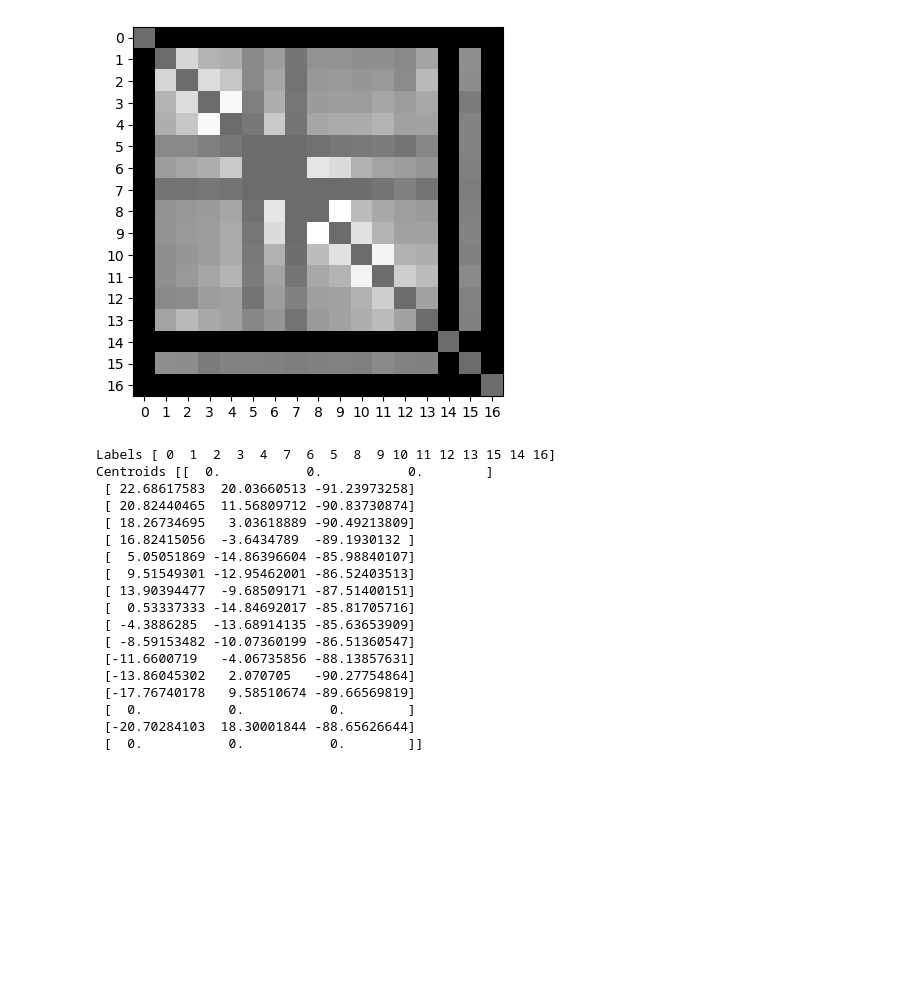
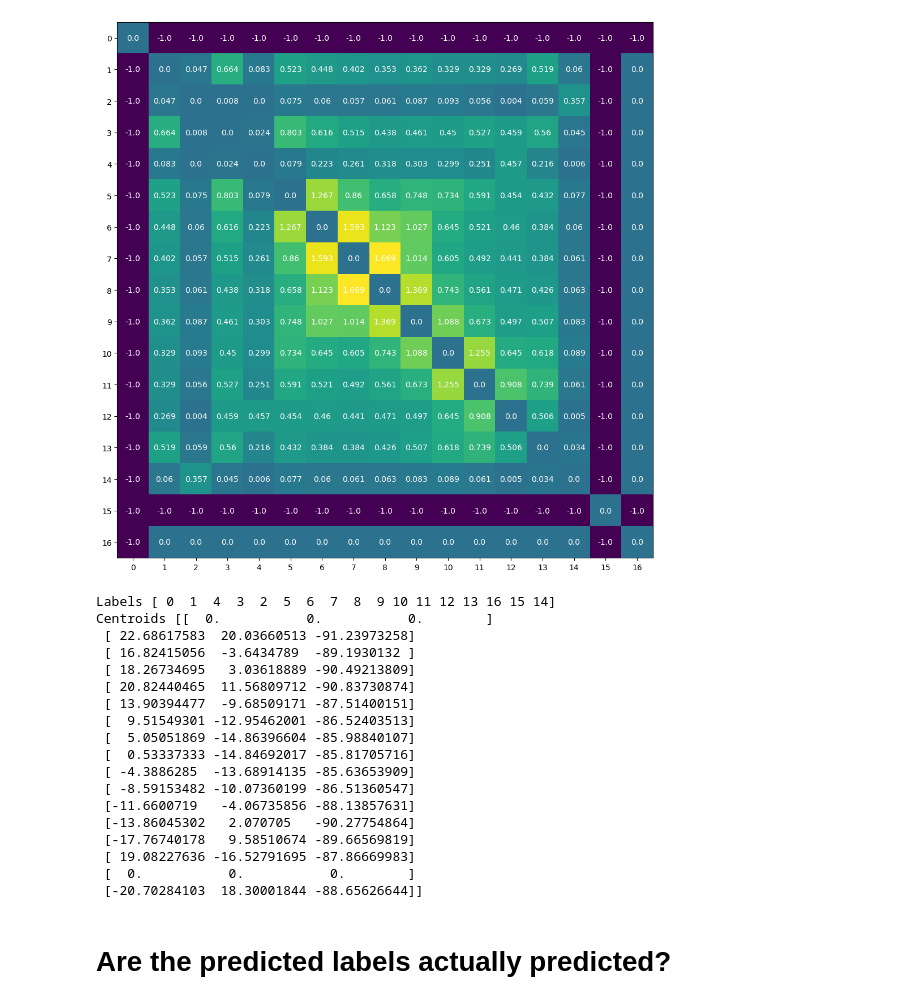
Before and after one commit to tudordascalu/3d-teeth-alignment, a Jupyter notebook: notebooks/analysis.ipynb, the cells around one changed output. Saved outputs shown, nothing was run; the diff lists cells and outputs as text; code cells hidden in the pictures; blank space fills up the shorter version.

```diff
--- a/notebooks/analysis.ipynb
+++ b/notebooks/analysis.ipynb
@@ -47,27 +35,0 @@ for i in range(17):
-# %%
-distance_map_mean = np.load("../data/statistics/distance_map_mean_lower.npy")
-distance_map_std = np.load("../data/statistics/distance_map_std_lower.npy")
-n = 40
-tooth = 1
-fig, ax = plt.subplots(nrows=1, ncols=3, figsize=(15, 5))
-for i in range(n):
-    distance_map_tooth_x = distance_map_acc[i, tooth, :, 0]
-    distance_map_tooth_y = distance_map_acc[i, tooth, :, 1]
-    distance_map_tooth_z = distance_map_acc[i, tooth, :, 2]
-    distance_map_tooth_x[np.isnan(distance_map_tooth_x)] = 0
-    distance_map_tooth_y[np.isnan(distance_map_tooth_y)] = 0
-    distance_map_tooth_z[np.isnan(distance_map_tooth_z)] = 0
-    ax[0].plot(np.arange(0, 17), distance_map_tooth_x)
-    ax[1].plot(np.arange(0, 17), distance_map_tooth_y)
-    ax[2].plot(np.arange(0, 17), distance_map_tooth_z)
-ax[0].set_ylabel("Distance")
-ax[0].set_xlabel("Tooth")
-ax[1].set_ylabel("Distance")
-ax[1].set_xlabel("Tooth")
-ax[1].set_ylabel("Distance")
-ax[1].set_xlabel("Tooth")
-ax[0].set_title("X axis")
-ax[1].set_title("Y axis")
-ax[2].set_title("Z axis")
-fig.suptitle(f"Distance from tooth number {tooth} to all other teeth across {n} patients.")
-plt.show()
@@ -109,33 +363,42 @@ Centroids [[  0.           0.           0.        ]
 # %%
 import matplotlib.pyplot as plt
 
 id = "0TMOBYXS"
+fig, ax = plt.subplots(nrows=1, ncols=1, figsize=(20, 10))
 labels = np.load(f"../data/final/{id}/labels_lower_0.npy")
 centroids = np.load(f"../data/final/{id}/centroids_lower_0.npy")
 score_map = np.load(f"../data/final/{id}/score_map_lower_0.npy")
-plt.imshow(score_map, cmap="gray")
-plt.xticks(np.arange(17))
-plt.yticks(np.arange(17))
+for i in range(17):
+    for j in range(17):
+        text = ax.text(j, i, round(score_map[i, j][0], 3),
+                       ha="center", va="center", color="w")
+im = ax.imshow(score_map)
+fig.tight_layout()
+ax.set_xticks(np.arange(17))
+ax.set_yticks(np.arange(17))
 plt.show()
+fig.savefig("test.png")
 print(f"Labels {labels}")
 print(f"Centroids {centroids}")
 # %% [output]
-[figure, old version]
+[figure, new version]
-Labels [ 0  1  2  3  4  7  6  5  8  9 10 11 12 13 15 14 16]
+Labels [ 0  1  4  3  2  5  6  7  8  9 10 11 12 13 16 15 14]
 Centroids [[  0.           0.           0.        ]
  [ 22.68617583  20.03660513 -91.23973258]
+ [ 16.82415056  -3.6434789  -89.1930132 ]
+ [ 18.26734695   3.03618889 -90.49213809]
  [ 20.82440465  11.56809712 -90.83730874]
- [ 18.26734695   3.03618889 -90.49213809]
- [ 16.82415056  -3.6434789  -89.1930132 ]
+ [ 13.90394477  -9.68509171 -87.51400151]
+ [  9.51549301 -12.95462001 -86.52403513]
  [  5.05051869 -14.86396604 -85.98840107]
- [  9.51549301 -12.95462001 -86.52403513]
- [ 13.90394477  -9.68509171 -87.51400151]
  [  0.53337333 -14.84692017 -85.81705716]
  [ -4.3886285  -13.68914135 -85.63653909]
  [ -8.59153482 -10.07360199 -86.51360547]
  [-11.6600719   -4.06735856 -88.13857631]
  [-13.86045302   2.070705   -90.27754864]
  [-17.76740178   9.58510674 -89.66569819]
+ [ 19.08227636 -16.52791695 -87.86669983]
  [  0.           0.           0.        ]
- [-20.70284103  18.30001844 -88.65626644]
- [  0.           0.           0.        ]]
+ [-20.70284103  18.30001844 -88.65626644]]
+# %% [markdown]
+# Are the predicted labels actually predicted?
```
Also changed, not shown: parts of 29 cells of this notebook, 5 other files.
